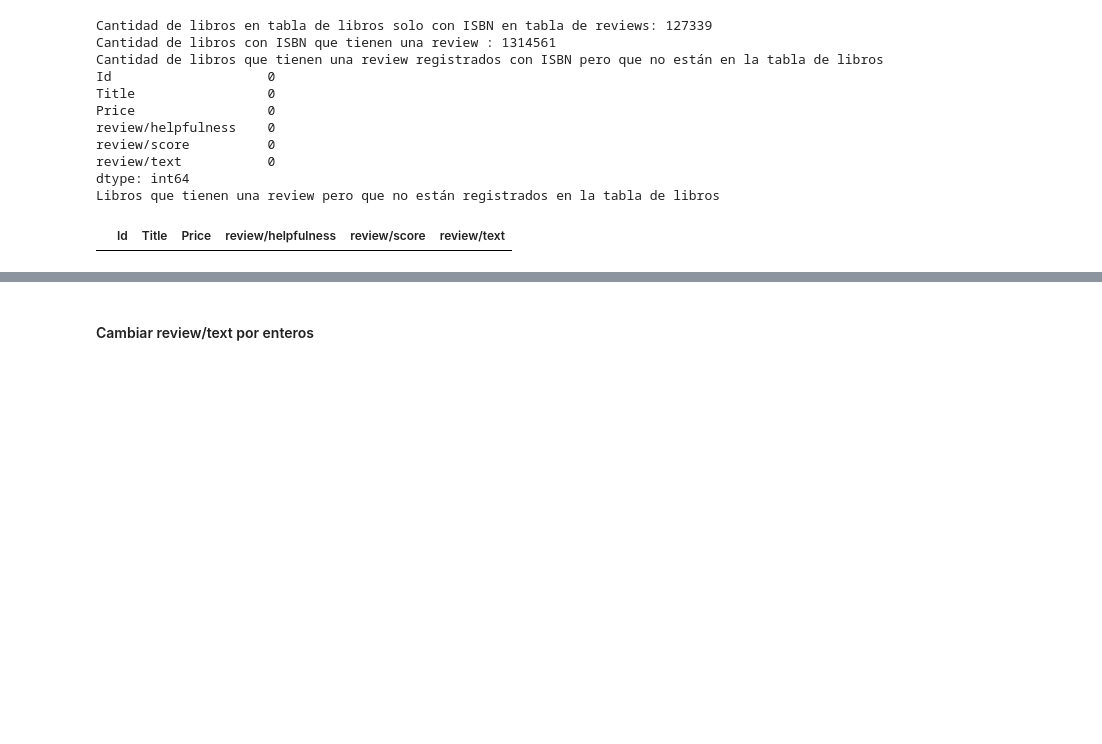
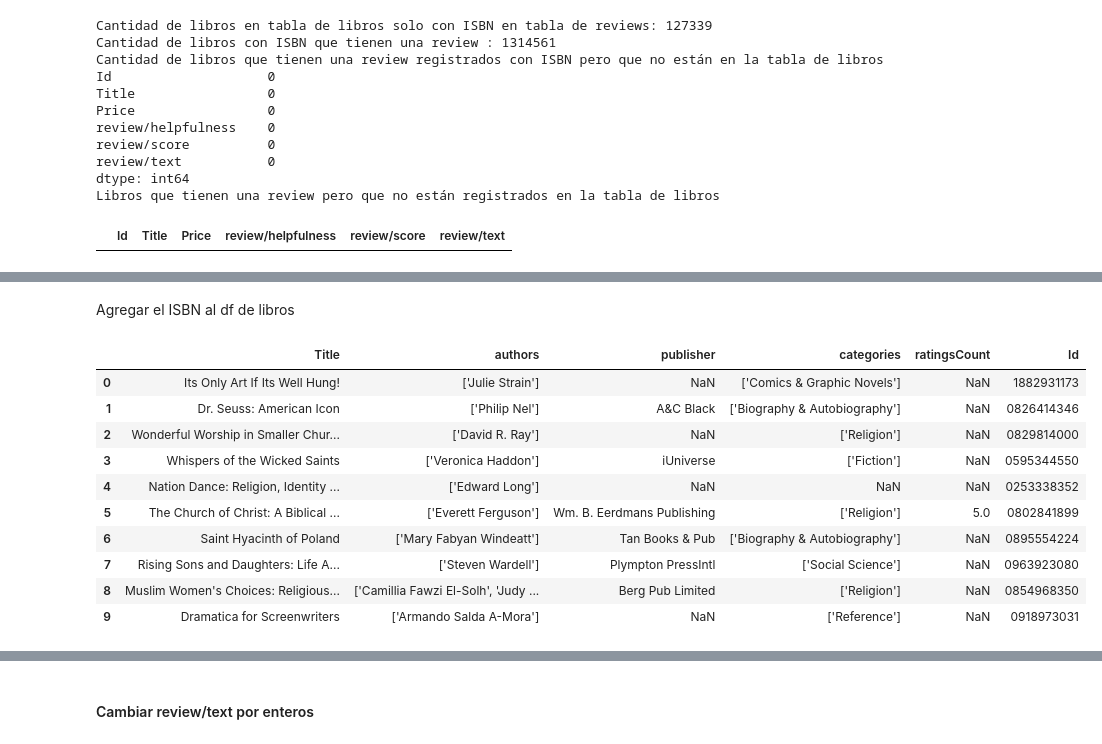
Before and after one commit to EmmaGalizio/Data-Science-Ammazon-Books-Reviews, a Jupyter notebook: TPI.ipynb, the cells around one changed output, grey strips where cells are left out. Drawn from its saved outputs; the diff is of its cells as text; code cells hidden in the pictures; blank space fills up the shorter version.

```diff
--- a/TPI.ipynb
+++ b/TPI.ipynb
@@ -512,0 +531,17 @@ Libros que tienen una review pero que no están registrados en la tabla de libro
+# %% [markdown]
+Agregar el ISBN al df de libros
+# %%
+df_books = df_books.merge(df_reviews_titulos_con_isbn[['Title', 'Id']], on='Title', how='left')
+df_books.head(10)
+# %% [output]
+|  | Title | authors | publisher | categories | ratingsCount | Id |
+| 0 | Its Only Art If Its Well Hung! | ['Julie Strain'] | NaN | ['Comics & Graphic Novels'] | NaN | 1882931173 |
+| 1 | Dr. Seuss: American Icon | ['Philip Nel'] | A&C Black | ['Biography & Autobiography'] | NaN | 0826414346 |
+| 2 | Wonderful Worship in Smaller Chur... | ['David R. Ray'] | NaN | ['Religion'] | NaN | 0829814000 |
+| 3 | Whispers of the Wicked Saints | ['Veronica Haddon'] | iUniverse | ['Fiction'] | NaN | 0595344550 |
+| 4 | Nation Dance: Religion, Identity ... | ['Edward Long'] | NaN | NaN | NaN | 0253338352 |
+| 5 | The Church of Christ: A Biblical ... | ['Everett Ferguson'] | Wm. B. Eerdmans Publishing | ['Religion'] | 5.0 | 0802841899 |
+| 6 | Saint Hyacinth of Poland | ['Mary Fabyan Windeatt'] | Tan Books & Pub | ['Biography & Autobiography'] | NaN | 0895554224 |
+| 7 | Rising Sons and Daughters: Life A... | ['Steven Wardell'] | Plympton PressIntl | ['Social Science'] | NaN | 0963923080 |
+| 8 | Muslim Women's Choices: Religious... | ['Camillia Fawzi El-Solh', 'Judy ... | Berg Pub Limited | ['Religion'] | NaN | 0854968350 |
+| 9 | Dramatica for Screenwriters | ['Armando Salda A-Mora'] | NaN | ['Reference'] | NaN | 0918973031 |
```
Also changed, not shown: parts of 29 cells of this notebook.
